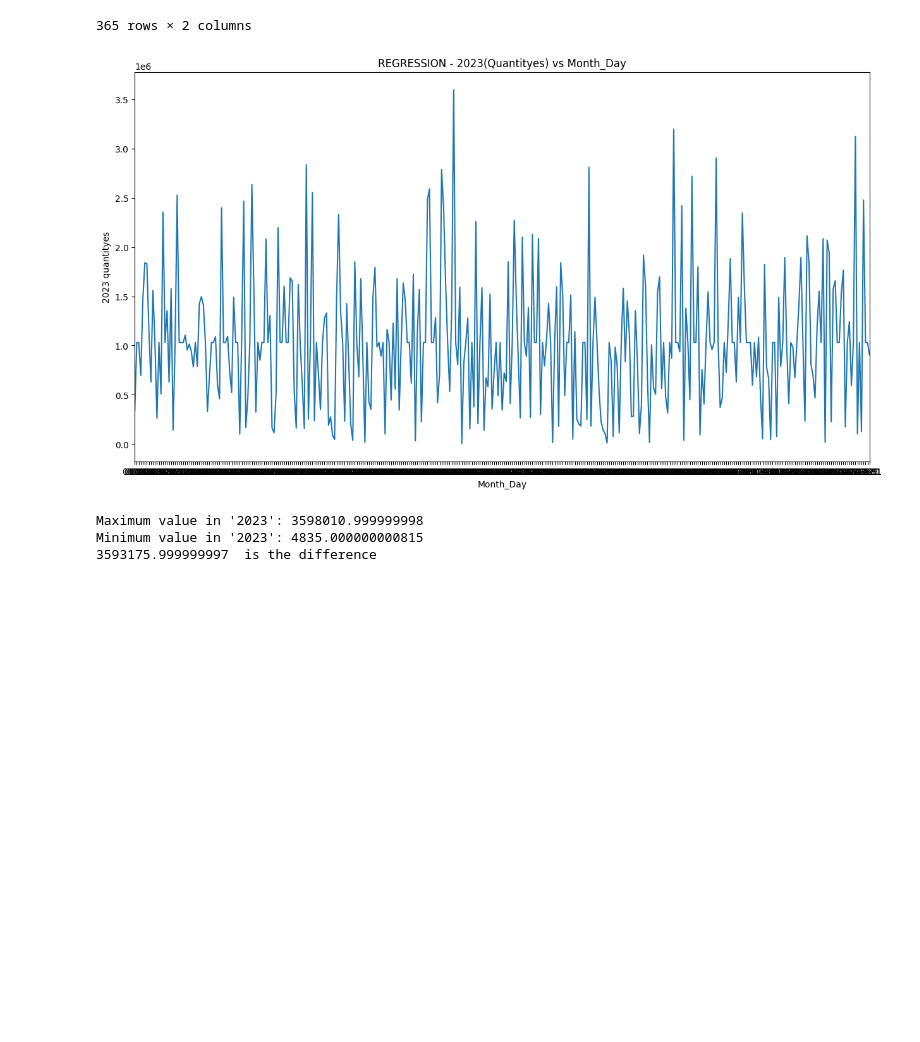
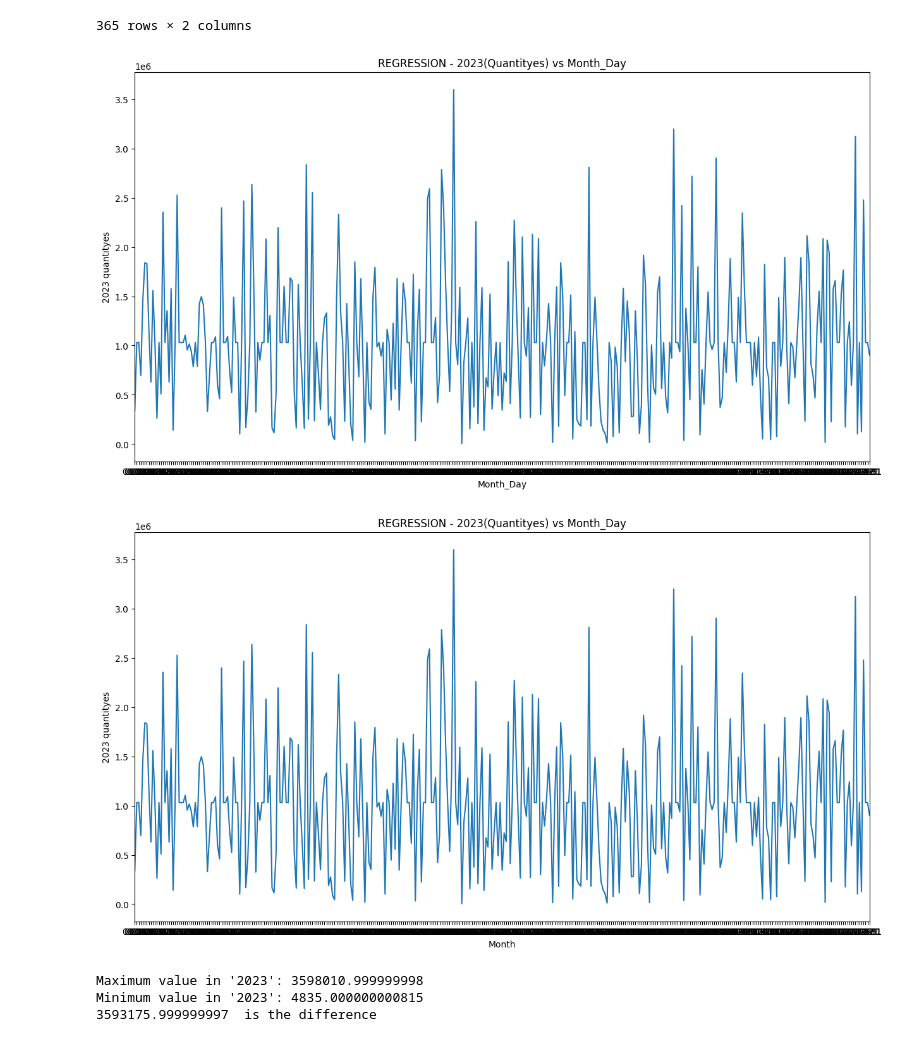
Before and after one commit to NATPAC-Internship/Augustine, a Jupyter notebook: import/Code/concat/plotF.ipynb, the cells around one changed output. Drawn from its saved outputs; the diff is of its cells as text; code cells hidden in the pictures; blank space fills up the shorter version.

Commit message:
graph added

```diff
--- a/import/Code/concat/plotF.ipynb
+++ b/import/Code/concat/plotF.ipynb
@@ -5,5 +13,5 @@ import numpy as np
 # %%
-df = pd.read_csv(r'C:\Users\augus\OneDrive\Desktop\js\Cargo predict\import\Code\concat\final.csv')
+df = pd.read_csv(r'C:\Users\augus\OneDrive\Desktop\js\Cargo predict\import\dataset\final.csv')
 df
 # %% [output]
 |  | Month_Day | 2023 | 2024 | 2025 | 2026 | 2027 |
@@ -42,13 +50,15 @@ df.to_csv(r'C:\Users\augus\OneDrive\Desktop\js\Cargo predict\import\Code\concat\
 # %%
+
 plt.figure(figsize=(15,8))
 plt.plot(df['Month_Day'], df['2023'])
-plt.xlabel('Month_Day')
+plt.xlabel('Month')
 plt.ylabel('2023 quantityes')
 plt.title('REGRESSION - 2023(Quantityes) vs Month_Day')
 plt.xlim(df['Month_Day'].min(), df['Month_Day'].max())
 plt.show()
 # %% [output]
 [figure]
+[figure, added]
 # %%
 max_value = df['2023'].max()
 
```
Also changed, not shown: parts of 3 cells of this notebook, 2 other files.
